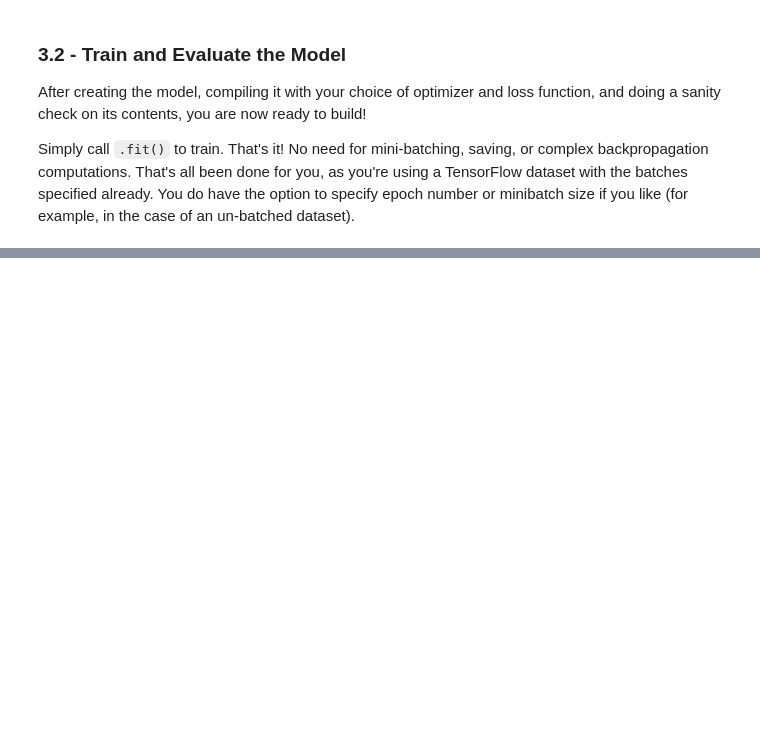
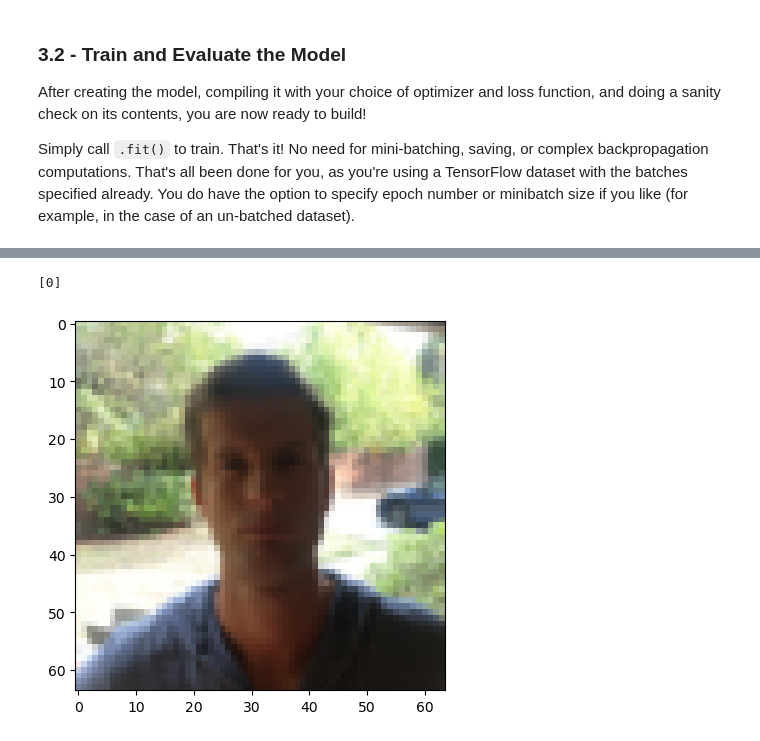
Before and after one commit to MuhammadTayyab-SE/happy-face-detection, a Jupyter notebook: notebook.ipynb, the cells around one changed output, grey strips where cells are left out. Saved outputs shown, nothing was run; the diff lists cells and outputs as text; code cells hidden in the pictures; blank space fills up the shorter version.

```diff
--- a/notebook.ipynb
+++ b/notebook.ipynb
@@ -209,3 +221,10 @@ y_pred = happy_model.predict(X_test)
+# %%
+print(Y_test[149])
+plt.imshow(X_test[149]) #display sample training image
+plt.show()
+# %% [output]
+[0]
+[figure, added]
 # %%
 y_ = [1 if x >= 0.75 else 0 for x in y_pred]
 # %%
```
Also changed, not shown: parts of 9 cells of this notebook.
